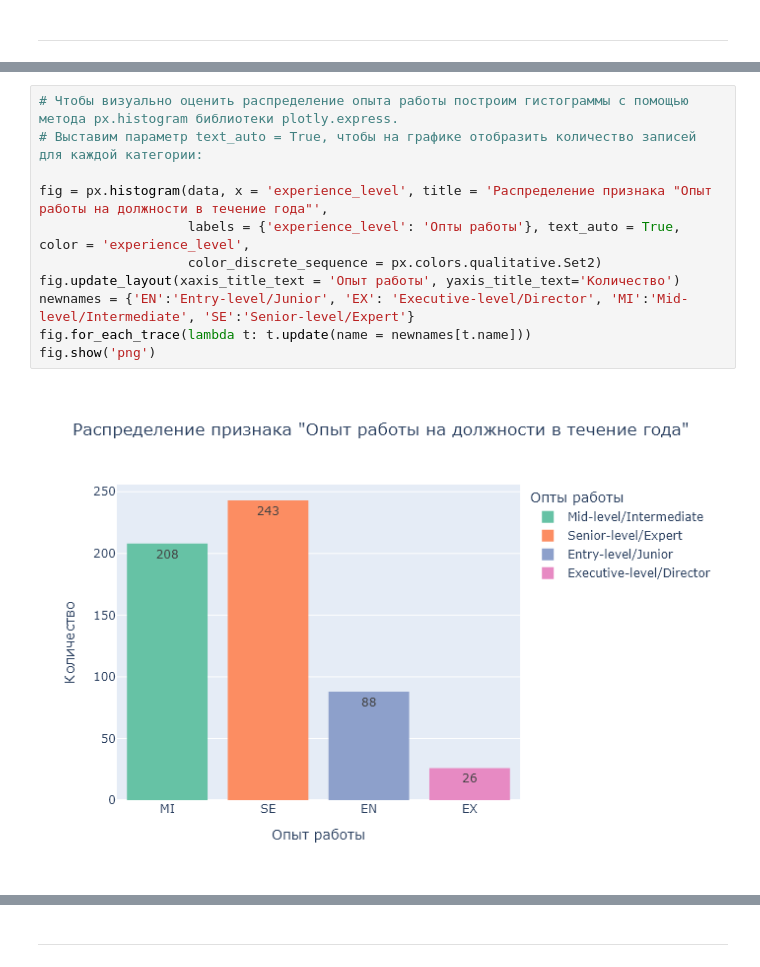
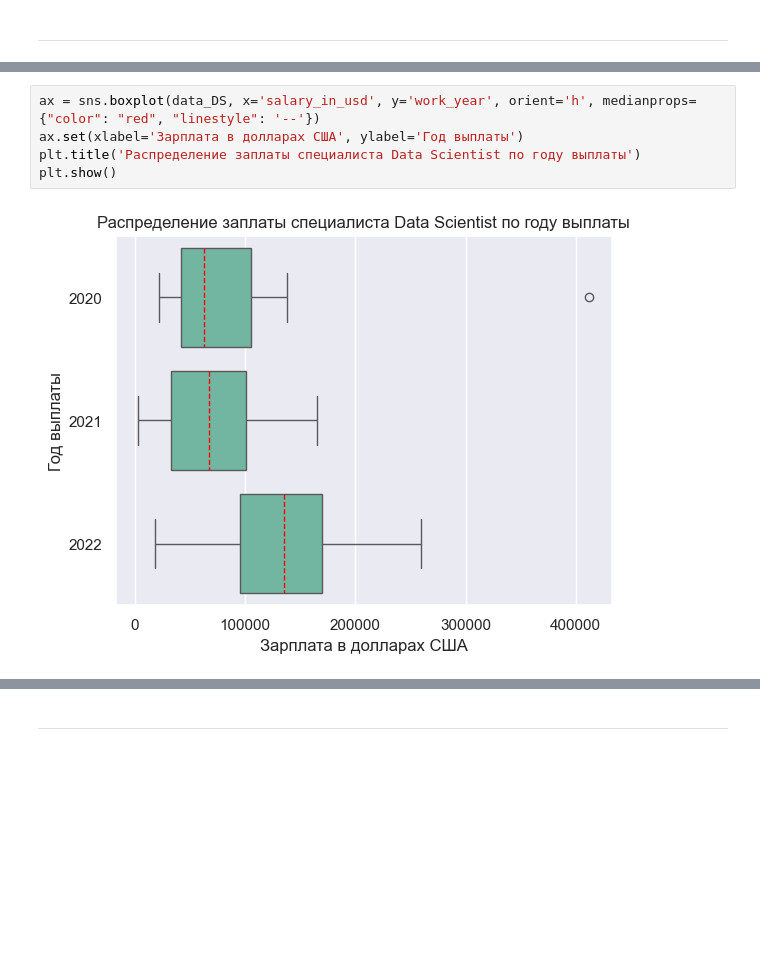
Before and after one commit to Ildar-Shamaev/EDA, a Jupyter notebook: projects/Project_2/EDA.ipynb, the cells around one changed output, grey strips where cells are left out. Cells and saved outputs as stored; diff of their text form; blank space fills up the shorter version.

```diff
--- a/projects/Project_2/EDA.ipynb
+++ b/projects/Project_2/EDA.ipynb
@@ -402,14 +412,8 @@ fig.show('png')
-# %%
-# Чтобы визуально оценить распределение опыта работы построим гистограммы c помощью метода px.histogram библиотеки plotly.express.
-# Выставим параметр text_auto = True, чтобы на графике отобразить количество записей для каждой категории:
-
-fig = px.histogram(data, x = 'experience_level', title = 'Распределение признака "Опыт работы на должности в течение года"',
-                   labels = {'experience_level': 'Опты работы'}, text_auto = True, color = 'experience_level',
-                   color_discrete_sequence = px.colors.qualitative.Set2)
-fig.update_layout(xaxis_title_text = 'Опыт работы', yaxis_title_text='Количество')
-newnames = {'EN':'Entry-level/Junior', 'EX': 'Executive-level/Director', 'MI':'Mid-level/Intermediate', 'SE':'Senior-level/Expert'}
-fig.for_each_trace(lambda t: t.update(name = newnames[t.name]))
-fig.show('png')
-# %% [output]
-[figure, removed]
+# %%
+ax = sns.boxplot(data_DS, x='salary_in_usd', y='work_year', orient='h', medianprops={"color": "red", "linestyle": '--'})
+ax.set(xlabel='Зарплата в долларах США', ylabel='Год выплаты')
+plt.title('Распределение заплаты специалиста Data Scientist по году выплаты')
+plt.show()
+# %% [output]
+[figure, added]
 # %%
```
Also changed, not shown: parts of 187 cells of this notebook.
